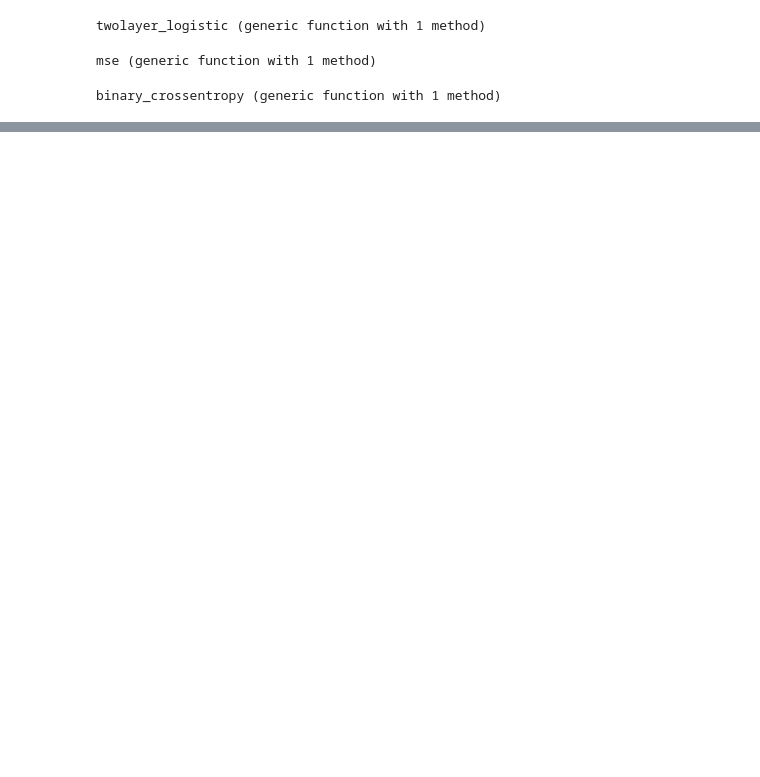
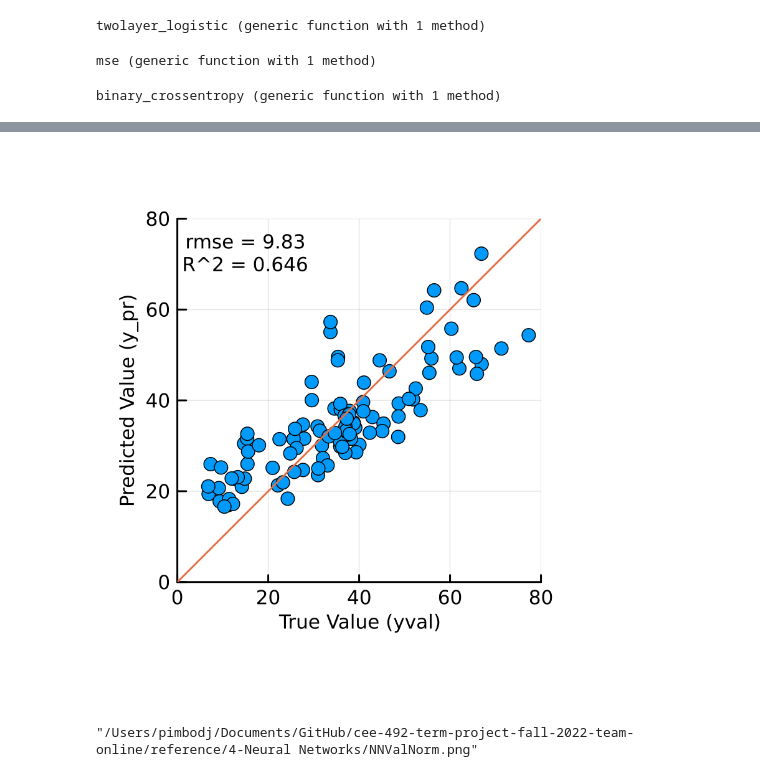
Before and after one commit to uiceds/cee-492-term-project-fall-2022-team-online, a Jupyter notebook: reference/4-Neural Networks/NeuralNetworkNorm.ipynb, the cells around one changed output, grey strips where cells are left out. Drawn from its saved outputs; the diff is of its cells as text; code cells hidden in the pictures; blank space fills up the shorter version.

```diff
--- a/reference/4-Neural Networks/NeuralNetworkNorm.ipynb
+++ b/reference/4-Neural Networks/NeuralNetworkNorm.ipynb
@@ -195,3 +195,11 @@ savefig(joinpath(dirname(@__FILE__), "NeuralNetworkNorm&Reg.png")) # uncomment t
+# %%
+y_pr_valnorm = twolayer_logistic(xvalnorm, pnorm)
+
+display(plotval(yval', y_pr_valnorm'))
+savefig(joinpath(dirname(@__FILE__), "NNValNorm.png"))
+# %% [output]
+[figure, added]
+"/Users/pimbodj/Documents/GitHub/cee-492-term-project-fall-2022-team-online/reference/4-Neural Networks/NNValNorm.png"
 # %%
 y_pr_train = twolayer_logistic(xtrain, p)
 y_pr_test = twolayer_logistic(xtest, p)
```
Also changed, not shown: parts of 7 cells of this notebook.
